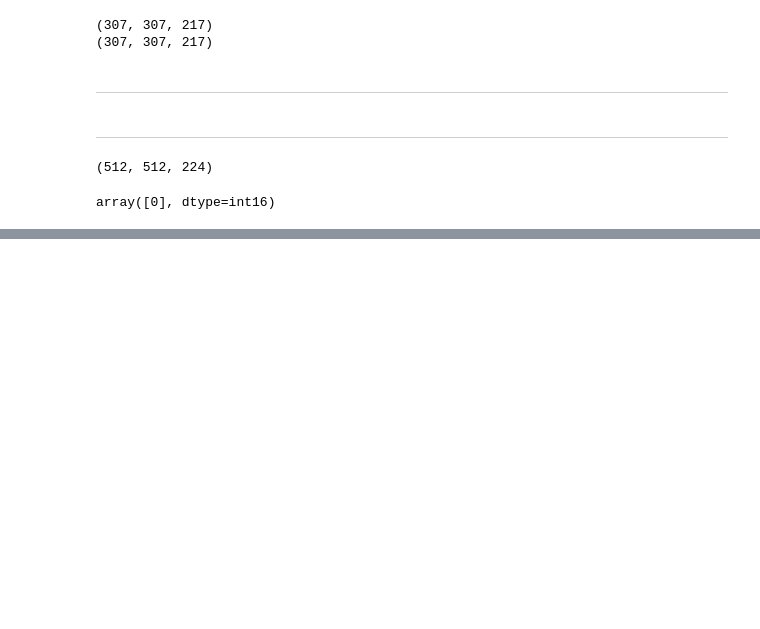
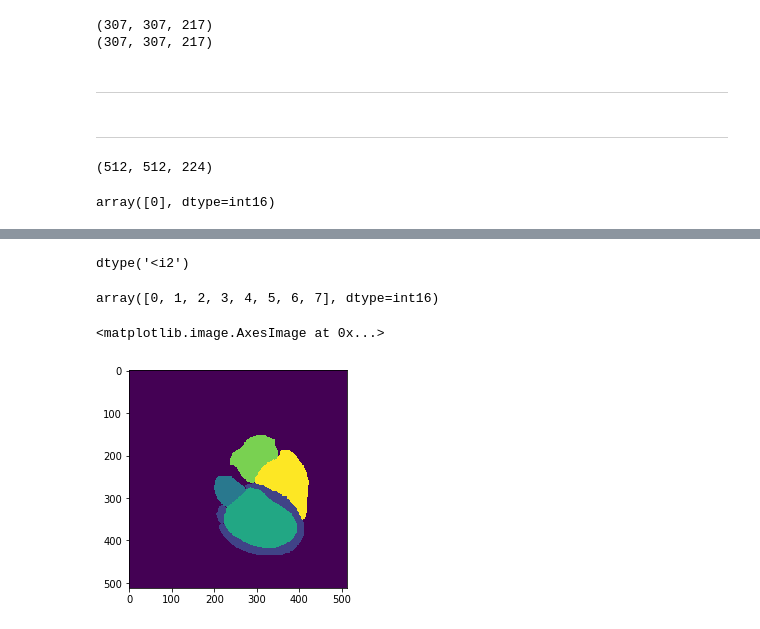
Before and after one commit to TooTouch/3D_CoordConv_Segmentation, a Jupyter notebook: ipynb/Using skimage .ipynb, the cells around one changed output, grey strips where cells are left out. Cells and saved outputs as stored; diff of their text form; code cells hidden in the pictures; blank space fills up the shorter version.

```diff
--- a/ipynb/Using skimage .ipynb
+++ b/ipynb/Using skimage .ipynb
@@ -157,3 +157,8 @@ import matplotlib.pyplot as plt
 np.unique(pred_image)
 # %% [output]
 array([0], dtype=int16)
+# %%
+pred = nib.load('../predict_image/UNET_3D_22/UNET_3D_22_0.nii')
+pred_affine = pred.affine
+pred_image = pred.get_data().copy()
+pred_image.shape
@@ -159,0 +171,4 @@ array([0], dtype=int16)
+# %%
+rename_map = [0, 205, 420, 500, 550, 600, 820, 850]
+for i in range(len(rename_map)):
+    pred_image[pred_image==rename_map[i]] = i
@@ -159,0 +185,8 @@ array([0], dtype=int16)
+# %%
+pred_image.dtype
+# %% [output]
+dtype('<i2')
+# %%
+np.unique(pred_image)
+# %% [output]
+array([0, 1, 2, 3, 4, 5, 6, 7], dtype=int16)
@@ -159,0 +198,5 @@ array([0], dtype=int16)
+# %%
+plt.imshow(pred_image[:,:,112])
+# %% [output]
+<matplotlib.image.AxesImage at 0x...>
+[figure, added]
```
Also changed, not shown: parts of 7 cells of this notebook, 11 other files.
